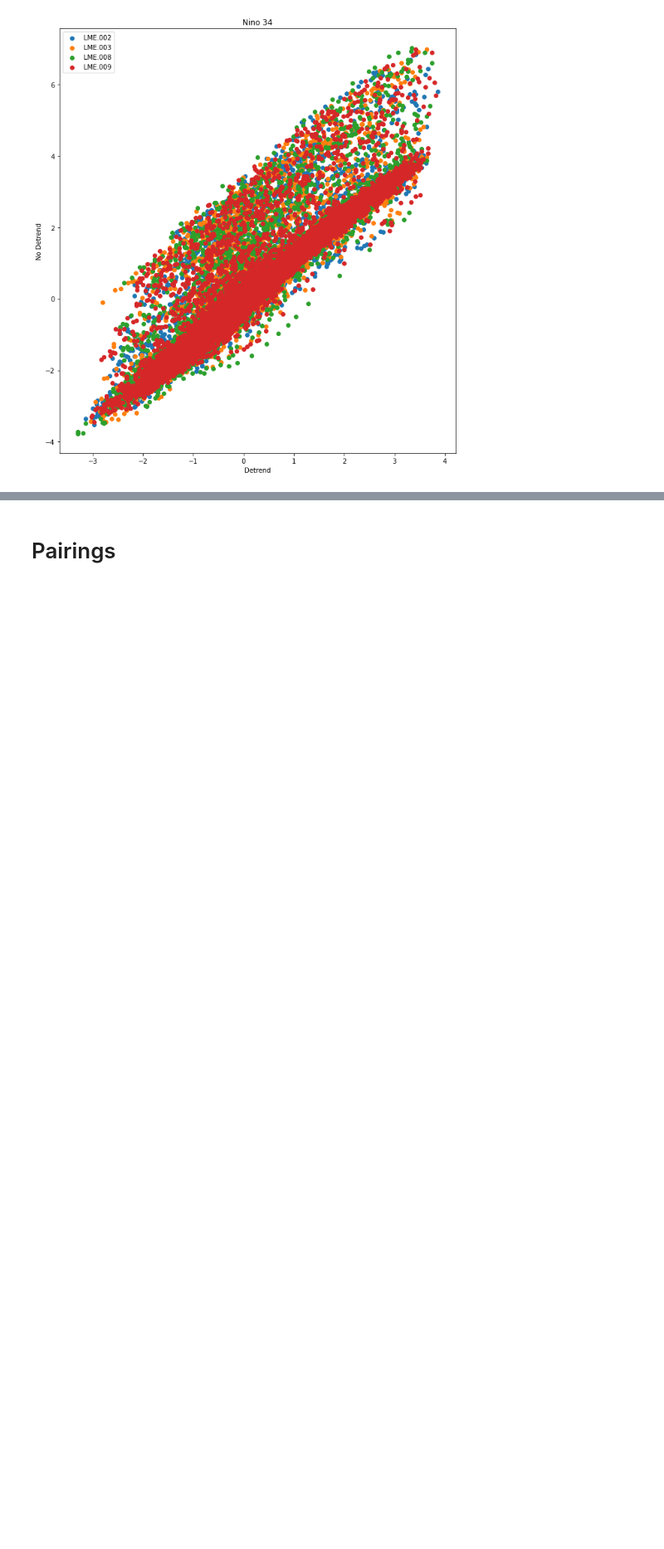
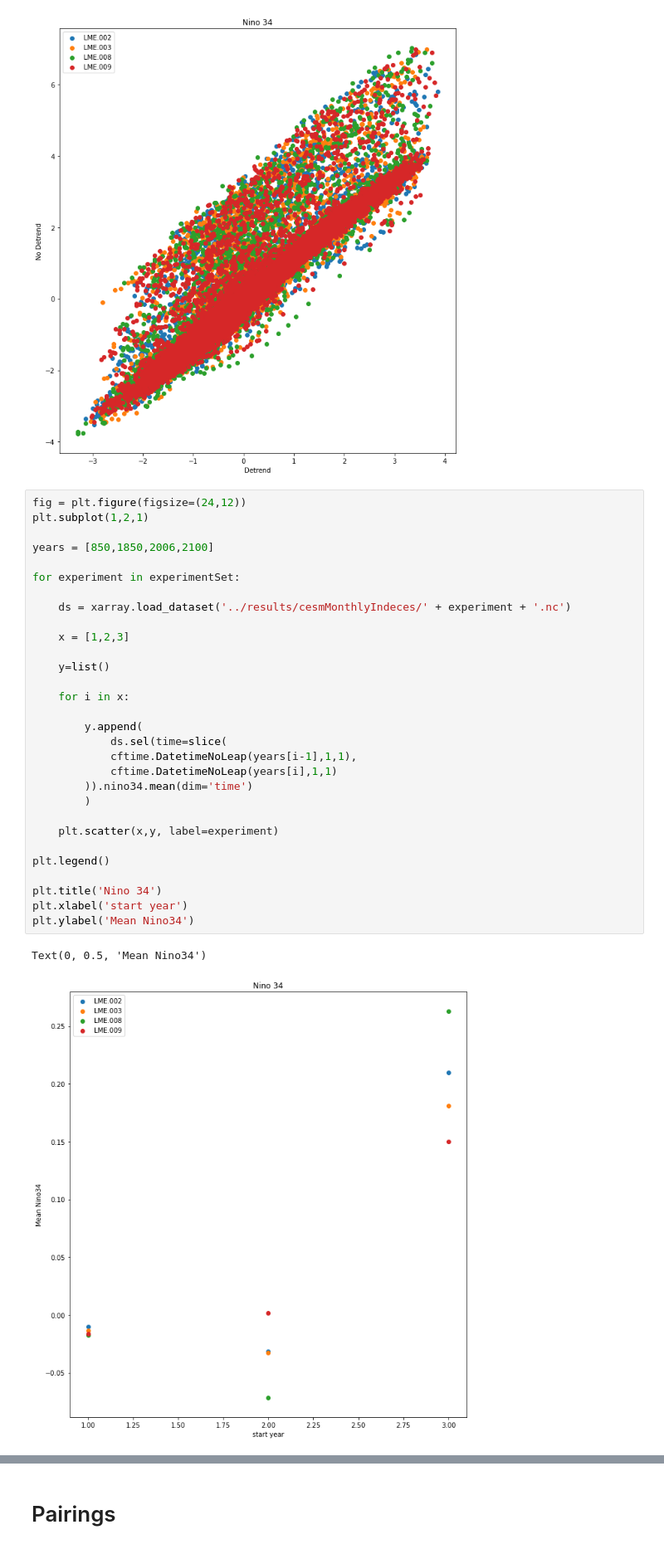
Before and after one commit to anton-seaice/compound, a Jupyter notebook: teleconnection/cesmIndexConnect.ipynb, the cells around one changed output, grey strips where cells are left out. Shown at 83% size. Saved outputs shown, nothing was run; the diff lists cells and outputs as text; blank space fills up the shorter version.

```diff
--- a/teleconnection/cesmIndexConnect.ipynb
+++ b/teleconnection/cesmIndexConnect.ipynb
@@ -77,3 +81,36 @@ plt.ylabel('No Detrend')
 # %% [output]
 Text(0, 0.5, 'No Detrend')
 [figure]
+# %%
+fig = plt.figure(figsize=(24,12))
+plt.subplot(1,2,1)
+
+years = [850,1850,2006,2100]
+
+for experiment in experimentSet:
+
+    ds = xarray.load_dataset('../results/cesmMonthlyIndeces/' + experiment + '.nc')
+
+    x = [1,2,3]
+
+    y=list()
+
+    for i in x:
+
+        y.append(
+            ds.sel(time=slice(
+            cftime.DatetimeNoLeap(years[i-1],1,1),
+            cftime.DatetimeNoLeap(years[i],1,1)
+        )).nino34.mean(dim='time')
+        )
+
+    plt.scatter(x,y, label=experiment)
+
+plt.legend()
+
+plt.title('Nino 34')
+plt.xlabel('start year')
+plt.ylabel('Mean Nino34')
+# %% [output]
+Text(0, 0.5, 'Mean Nino34')
+[figure, added]
```
Also changed, not shown: parts of 4 cells of this notebook, 23 other files.
